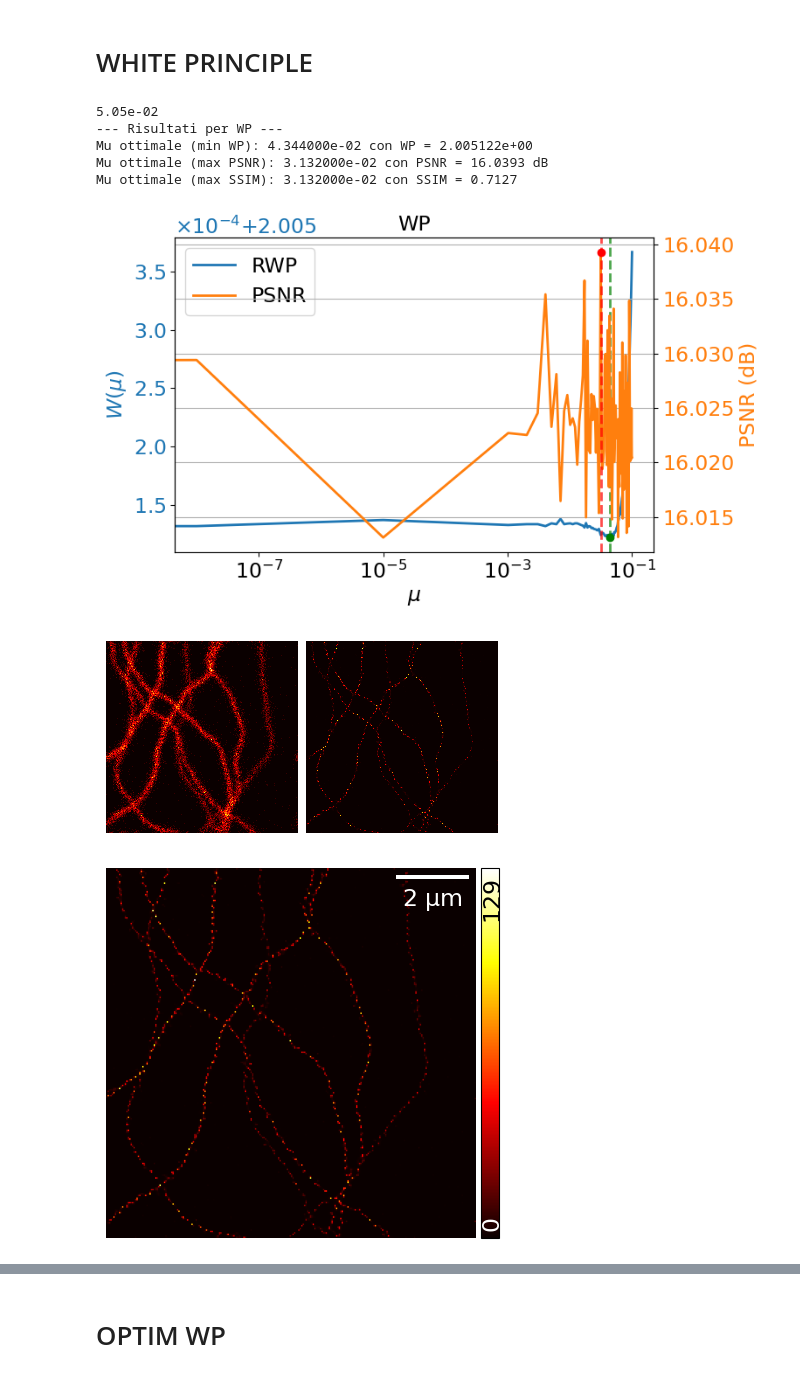
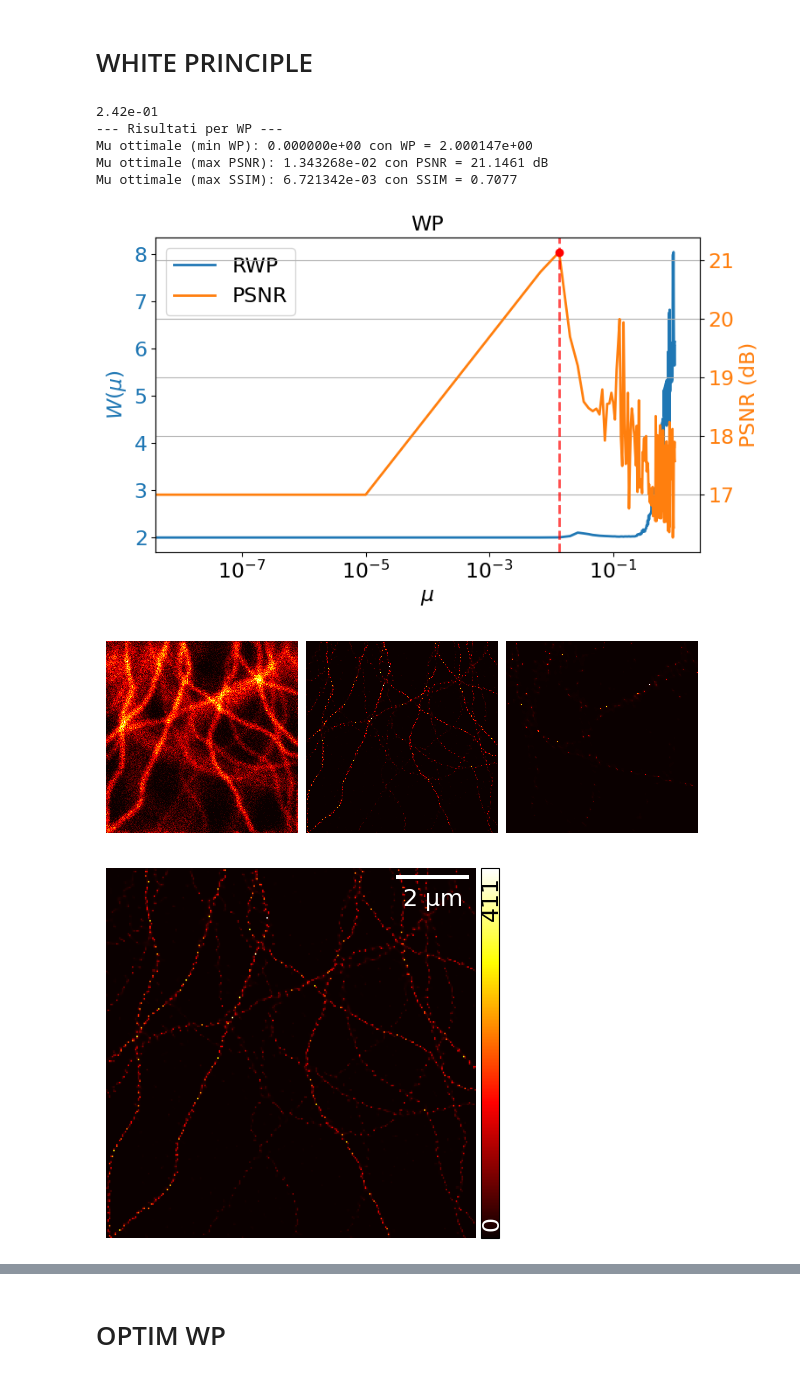
Before and after one commit to sofiaagostoni/ism_regularisation, a Jupyter notebook: results_ism.ipynb, the cells around one changed output, grey strips where cells are left out. Cells and saved outputs as stored; diff of their text form; code cells hidden in the pictures.

```diff
--- a/results_ism.ipynb
+++ b/results_ism.ipynb
@@ -123,40 +159,40 @@ print(f"Percentuale (calcolata solo sui pixel attivi): {percentage_below_mean:.2
 mask_type = 'masked'                # whole, masked, masked_eps
 algo_to_load = "md"                # pgd or prox or md
 name_to_load = "tubulin"            # tubulin for sim 05_convallaria
-sect_to_load = "2D"                 # 3D or 2D
+sect_to_load = "3D"                 # 3D or 2D
 
-path = f"Results/WP/wp_l1_{sect_to_load}_{algo_to_load}_{mask_type}_{name_to_load}.pth"
+path = f"Results/WP/wp_newgrid_{sect_to_load}_{algo_to_load}_{mask_type}_{name_to_load}.pth"
 
 checkpoint = torch.load(path, weights_only = False)
 results = checkpoint['results']
 dataset = checkpoint['dataset']
 hparams = checkpoint['hparams']
 
 best_mu = find_knee_point(hparams['mu_grid'].cpu(),results['W_sum'].cpu())
 print("{:.2e}".format(best_mu))
 
 plot_wp_results(hparams['mu_grid'], results, dataset, hparams['pxsize'], is_real= hparams['IS_REAL'], is_3d = hparams['IS_3D'], title="WP", layout="twin", x0 = 100, y0 = 100)
 
 results_best = results['results_best']
 # kl_funct = results_best['diff']
 
 # .numpy() assicura la compatibilità perfetta con Matplotlib
 # plt.plot(kl_funct.cpu().numpy())
 
 # plt.title("KL to Ground Truth")
-# # Usare plt.xlabel e plt.ylabel (senza "set_")
+# # Usare plt.xlabel e plt.ylabel (senza "set_")``
 # plt.xlabel("Iteration", fontsize=14)
 # plt.ylabel(r"$\mathrm{KL}(x_k,\ x_{\mathrm{GT}})$", fontsize=14)
 
 # plt.grid(True) # Opzionale, ma rende il grafico molto più leggibile
 
 # plt.show()
 # %% [output]
-5.05e-02
+2.42e-01
 --- Risultati per WP ---
-Mu ottimale (min WP): 4.344000e-02 con WP = 2.005122e+00
-Mu ottimale (max PSNR): 3.132000e-02 con PSNR = 16.0393 dB
-Mu ottimale (max SSIM): 3.132000e-02 con SSIM = 0.7127
+Mu ottimale (min WP): 0.000000e+00 con WP = 2.000147e+00
+Mu ottimale (max PSNR): 1.343268e-02 con PSNR = 21.1461 dB
+Mu ottimale (max SSIM): 6.721342e-03 con SSIM = 0.7077
-[figure, old version]
+[figure, new version]
-[figure, old version]
+[figure, new version]
-[figure, old version]
+[figure, new version]
```
Also changed, not shown: parts of 23 cells of this notebook, 10 other files.
